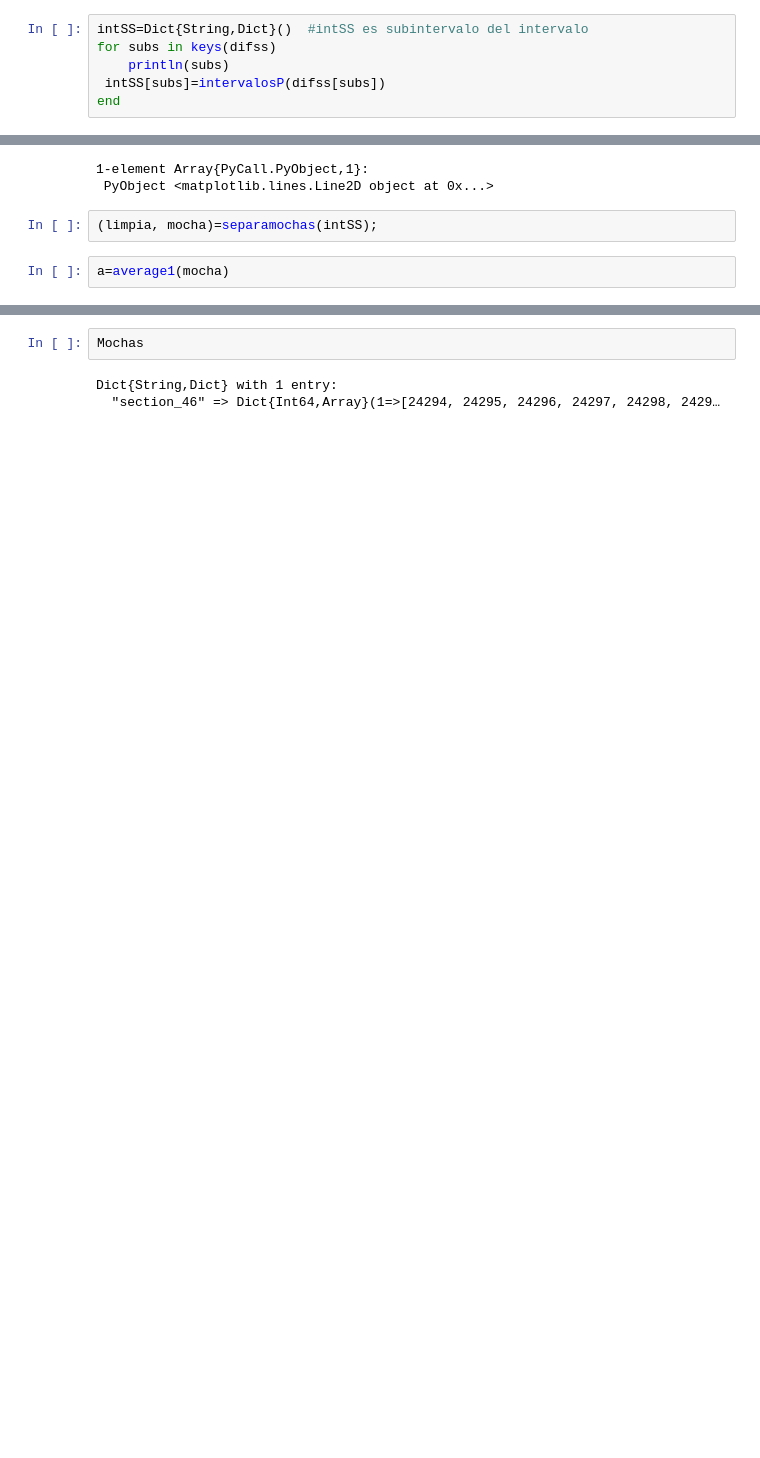
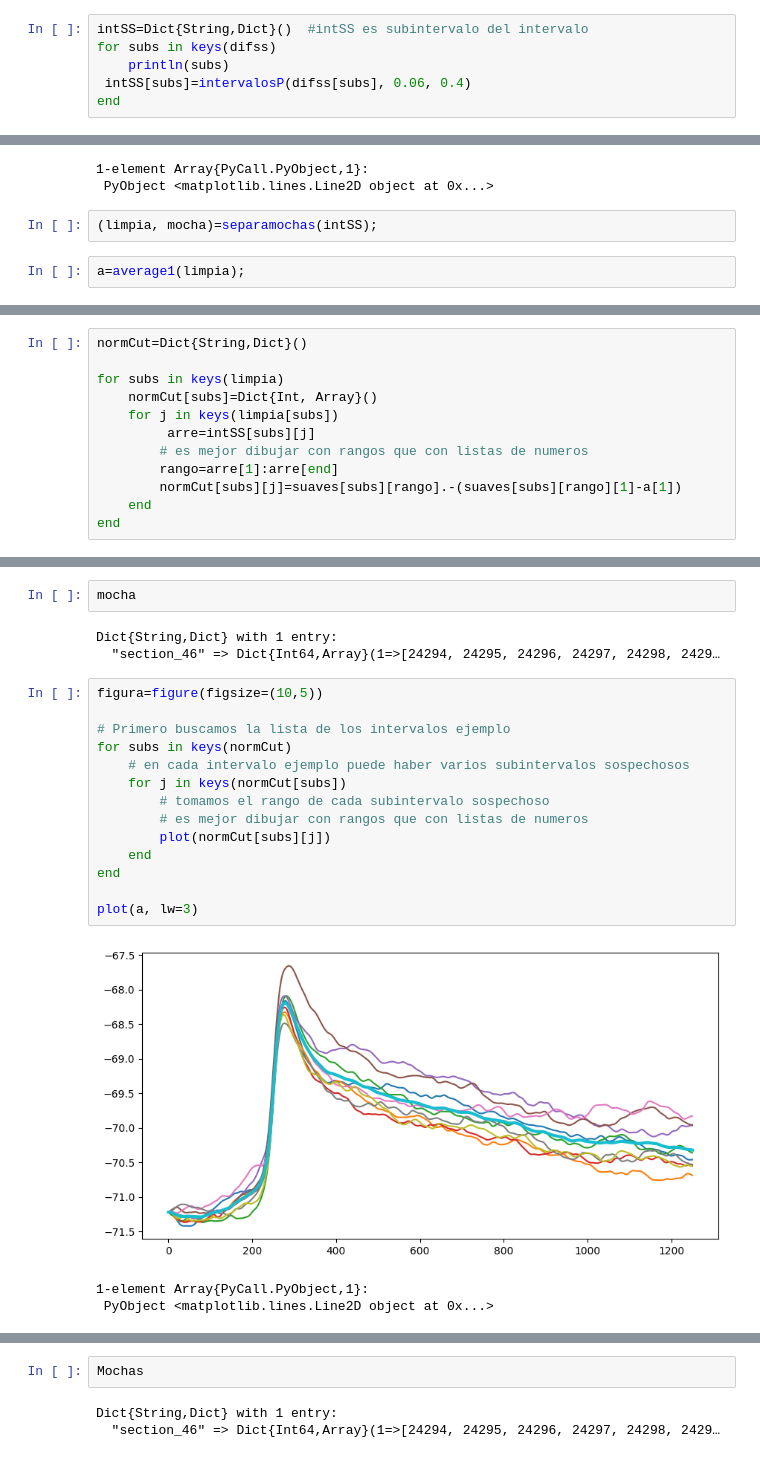
Before and after one commit to JoseJJAB/TrabajoCinvestav, a Jupyter notebook: SpikletDetection.ipynb, the cells around one changed output, grey strips where cells are left out. Drawn from its saved outputs; the diff is of its cells as text; blank space fills up the shorter version.

```diff
--- a/SpikletDetection.ipynb
+++ b/SpikletDetection.ipynb
@@ -305,6 +300,6 @@ grid()
 intSS=Dict{String,Dict}()  #intSS es subintervalo del intervalo
 for subs in keys(difss)
     println(subs)
- intSS[subs]=intervalosP(difss[subs])
+ intSS[subs]=intervalosP(difss[subs], 0.06, 0.4)
 end
 # %% [output]
@@ -357,4 +372,4 @@ plot(difss["section_44"])
 # %%
 (limpia, mocha)=separamochas(intSS);
 # %%
-a=average1(mocha)
+a=average1(limpia);
@@ -378,0 +376,12 @@ a=average1(mocha)
+# %%
+normCut=Dict{String,Dict}()
+
+for subs in keys(limpia)
+    normCut[subs]=Dict{Int, Array}()
+    for j in keys(limpia[subs])
+         arre=intSS[subs][j]
+        # es mejor dibujar con rangos que con listas de numeros
+        rango=arre[1]:arre[end]
+        normCut[subs][j]=suaves[subs][rango].-(suaves[subs][rango][1]-a[1])
+    end
+end
@@ -379 +401,24 @@ a=average1(mocha)
+# %%
+mocha
+# %% [output]
+Dict{String,Dict} with 1 entry:
+  "section_46" => Dict{Int64,Array}(1=>[24294, 24295, 24296, 24297, 24298, 2429…
+# %%
+figura=figure(figsize=(10,5))
+
+# Primero buscamos la lista de los intervalos ejemplo
+for subs in keys(normCut)
+    # en cada intervalo ejemplo puede haber varios subintervalos sospechosos
+    for j in keys(normCut[subs])
+        # tomamos el rango de cada subintervalo sospechoso
+        # es mejor dibujar con rangos que con listas de numeros
+        plot(normCut[subs][j])
+    end
+end
+
+plot(a, lw=3)
+# %% [output]
+[figure, added]
+1-element Array{PyCall.PyObject,1}:
+ PyObject <matplotlib.lines.Line2D object at 0x...>
 # %%
```
Also changed, not shown: parts of 21 cells of this notebook.
